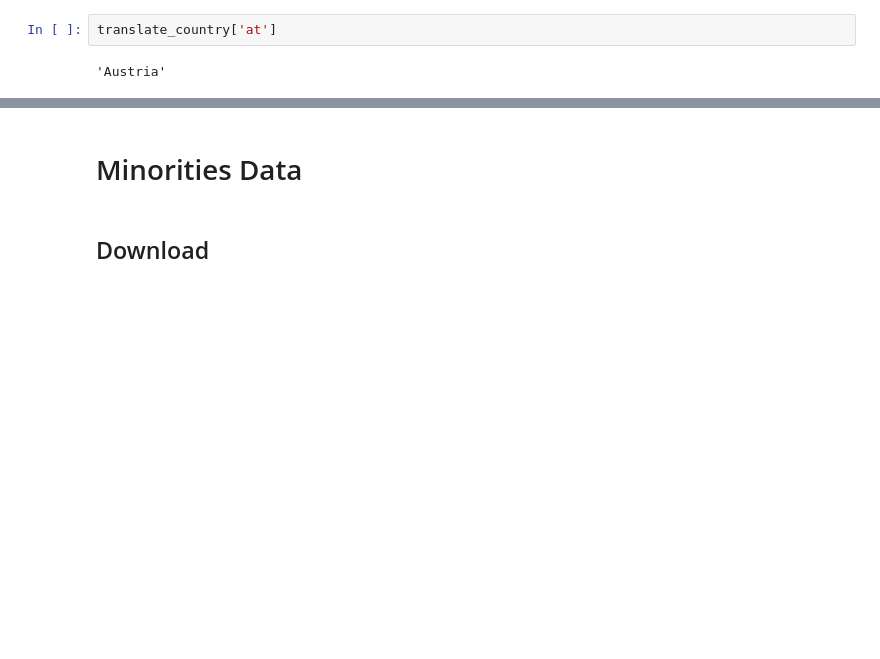
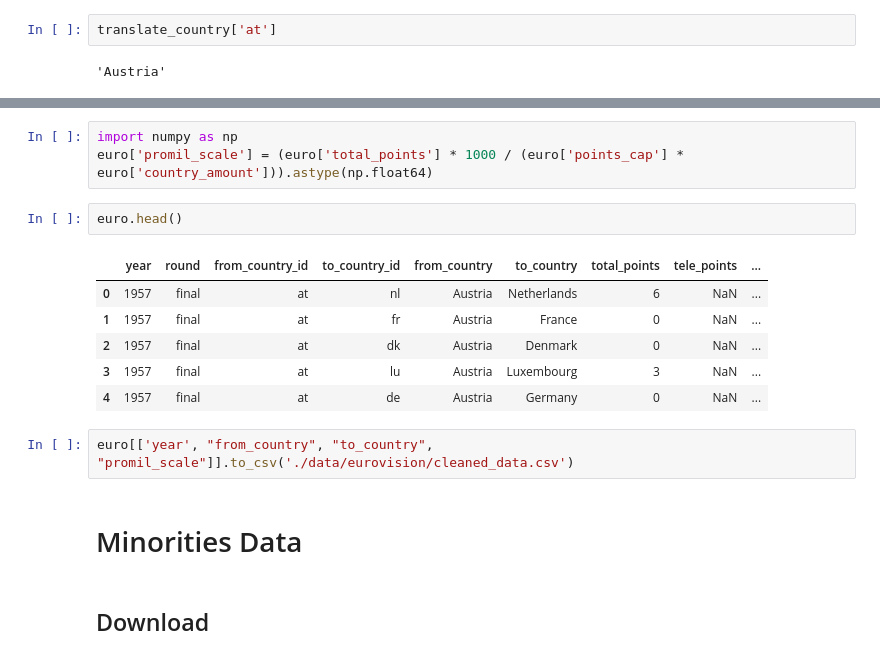
Before and after one commit to RichardStaszkiewicz/WUT-TASS-Eurovision-vs-Minorities, a Jupyter notebook: fetch_data.ipynb, the cells around one changed output, grey strips where cells are left out. Drawn from its saved outputs; the diff is of its cells as text; blank space fills up the shorter version.

```diff
--- a/fetch_data.ipynb
+++ b/fetch_data.ipynb
@@ -61,3 +166,17 @@ translate_country['at']
+# %%
+import numpy as np
+euro['promil_scale'] = (euro['total_points'] * 1000 / (euro['points_cap'] * euro['country_amount'])).astype(np.float64)
+# %%
+euro.head()
+# %% [output]
+|  | year | round | from_country_id | to_country_id | from_country | to_country | total_points | tele_points | ... |
+| 0 | 1957 | final | at | nl | Austria | Netherlands | 6 | NaN | ... |
+| 1 | 1957 | final | at | fr | Austria | France | 0 | NaN | ... |
+| 2 | 1957 | final | at | dk | Austria | Denmark | 0 | NaN | ... |
+| 3 | 1957 | final | at | lu | Austria | Luxembourg | 3 | NaN | ... |
+| 4 | 1957 | final | at | de | Austria | Germany | 0 | NaN | ... |
+# %%
+euro[['year', "from_country", "to_country", "promil_scale"]].to_csv('./data/eurovision/cleaned_data.csv')
 # %% [markdown]
 # Minorities Data
 # %% [markdown]
```
Also changed, not shown: parts of 17 cells of this notebook, 2 other files.
